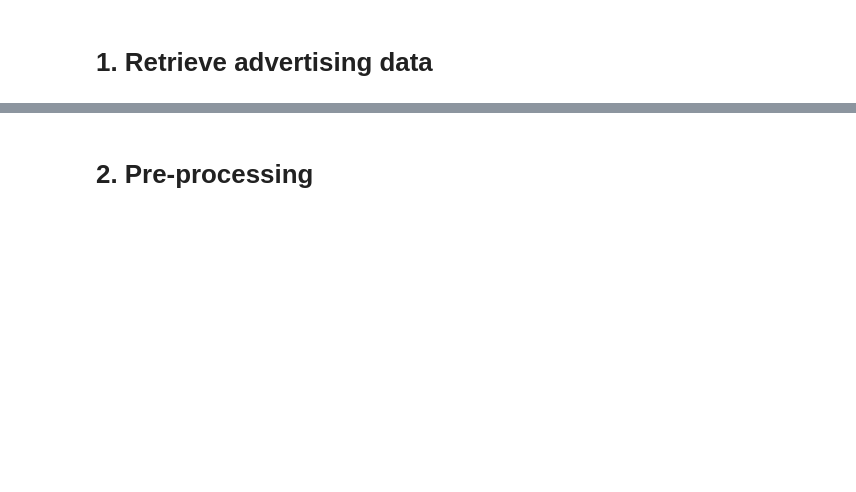
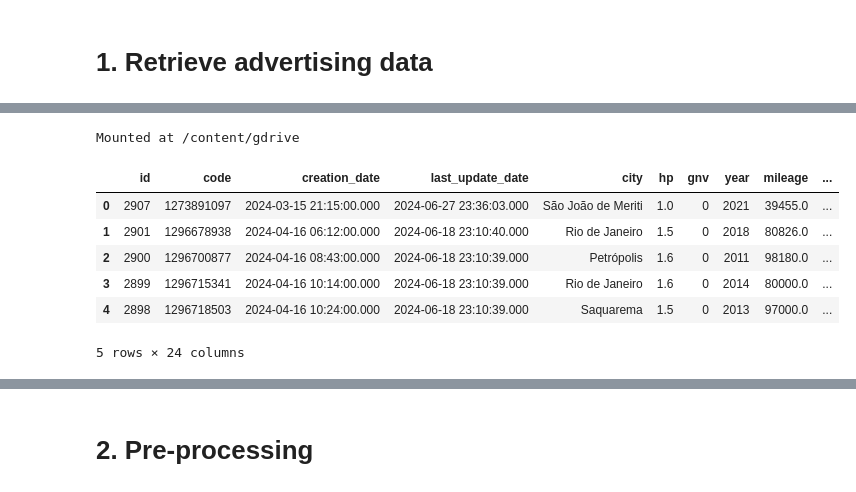
Before and after one commit to antoineelmallah/olx_colab, a Jupyter notebook: estudo_olx.ipynb, the cells around one changed output, grey strips where cells are left out. Cells and saved outputs as stored; diff of their text form; code cells hidden in the pictures; blank space fills up the shorter version.

```diff
--- a/estudo_olx.ipynb
+++ b/estudo_olx.ipynb
@@ -33,3 +33,5 @@ Requirement already satisfied: tzdata>=2022.1 in /usr/local/lib/python3.10/dist-
 # %%
-from google.colab import files
-uploaded = files.upload()
+from google.colab import drive
+drive.mount('/content/gdrive')
+# %% [output]
+Mounted at /content/gdrive
@@ -39 +38,12 @@ dados.head()
+# %%
+adv_df = pd.read_csv('/content/gdrive/MyDrive/Desenvolvimento/olx_webscrappint/olx_advertising.csv', delimiter=';')
+adv_df.head(5)
+# %% [output]
+|  | id | code | creation_date | last_update_date | city | hp | gnv | year | mileage | ... |
+| 0 | 2907 | 1273891097 | 2024-03-15 21:15:00.000 | 2024-06-27 23:36:03.000 | São João de Meriti | 1.0 | 0 | 2021 | 39455.0 | ... |
+| 1 | 2901 | 1296678938 | 2024-04-16 06:12:00.000 | 2024-06-18 23:10:40.000 | Rio de Janeiro | 1.5 | 0 | 2018 | 80826.0 | ... |
+| 2 | 2900 | 1296700877 | 2024-04-16 08:43:00.000 | 2024-06-18 23:10:39.000 | Petrópolis | 1.6 | 0 | 2011 | 98180.0 | ... |
+| 3 | 2899 | 1296715341 | 2024-04-16 10:14:00.000 | 2024-06-18 23:10:39.000 | Rio de Janeiro | 1.6 | 0 | 2014 | 80000.0 | ... |
+| 4 | 2898 | 1296718503 | 2024-04-16 10:24:00.000 | 2024-06-18 23:10:39.000 | Saquarema | 1.5 | 0 | 2013 | 97000.0 | ... |
+5 rows × 24 columns
 # %%
```
Also changed, not shown: parts of 16 cells of this notebook.
